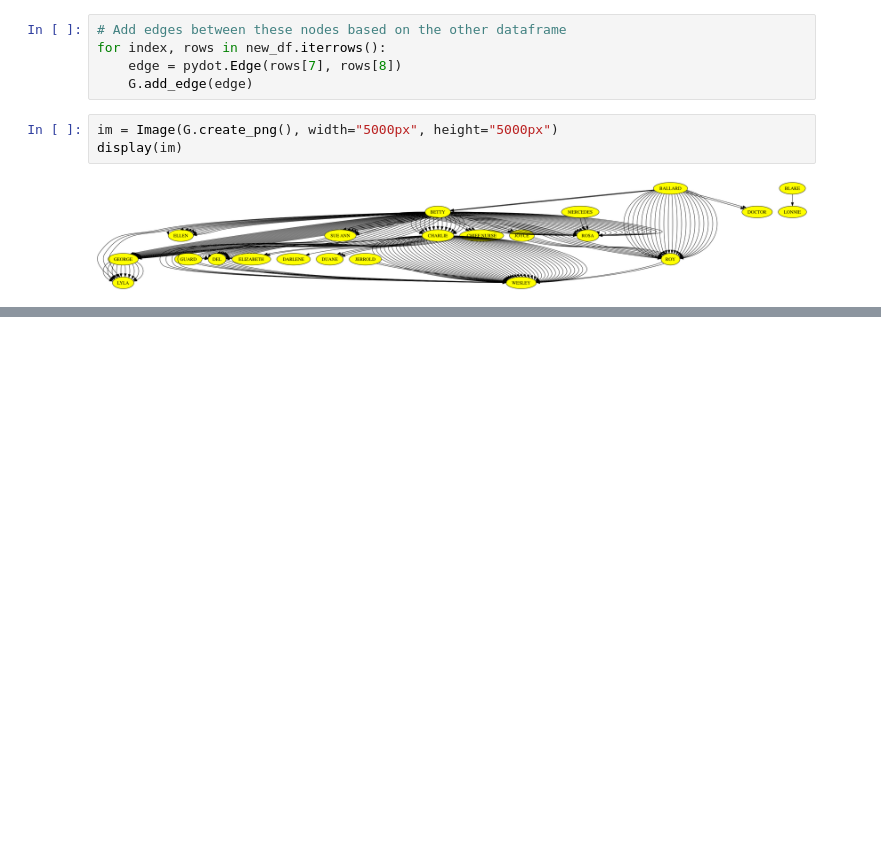
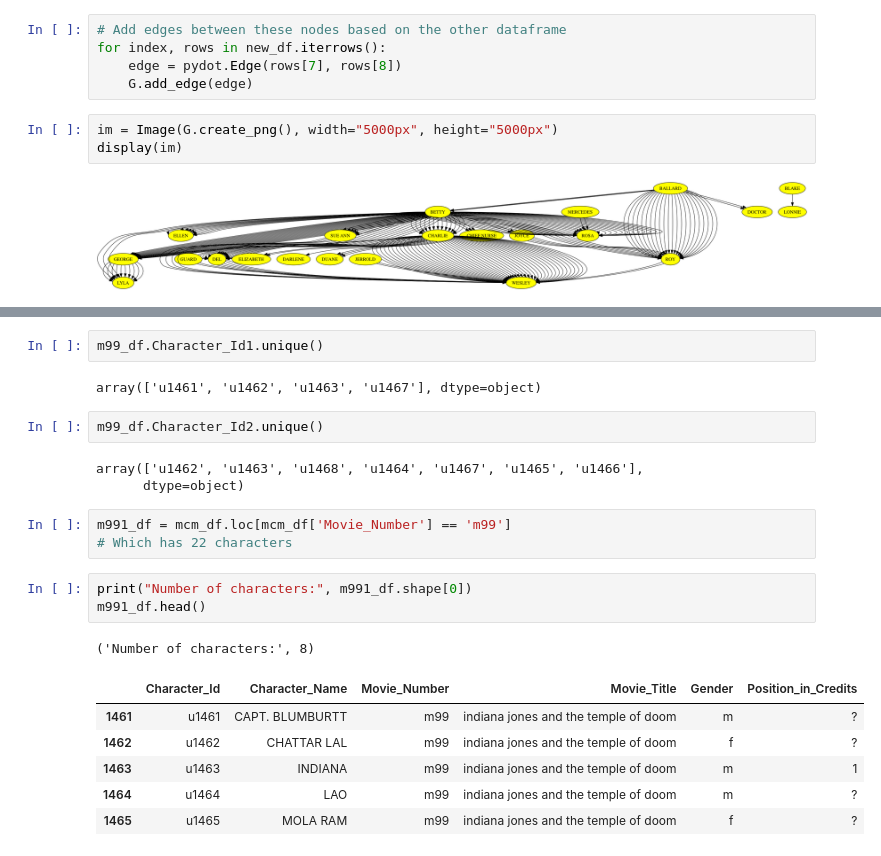
Before and after one commit to ck090/Identifying-Missing-Component-in-the-Bechdel-Test-Using-PCA, a Jupyter notebook: Gender_Analysis.ipynb, the cells around one changed output, grey strips where cells are left out. Cells and saved outputs as stored; diff of their text form; blank space fills up the shorter version.

```diff
--- a/Gender_Analysis.ipynb
+++ b/Gender_Analysis.ipynb
@@ -251,0 +280,23 @@ for index, rows in new_df.iterrows()
+# %%
+m99_df.Character_Id1.unique()
+# %% [output]
+array(['u1461', 'u1462', 'u1463', 'u1467'], dtype=object)
+# %%
+m99_df.Character_Id2.unique()
+# %% [output]
+array(['u1462', 'u1463', 'u1468', 'u1464', 'u1467', 'u1465', 'u1466'],
+      dtype=object)
+# %%
+m991_df = mcm_df.loc[mcm_df['Movie_Number'] == 'm99']
+# Which has 22 characters
+# %%
+print("Number of characters:", m991_df.shape[0])
+m991_df.head()
+# %% [output]
+('Number of characters:', 8)
+|  | Character_Id | Character_Name | Movie_Number | Movie_Title | Gender | Position_in_Credits |
+| 1461 | u1461 | CAPT. BLUMBURTT | m99 | indiana jones and the temple of doom | m | ? |
+| 1462 | u1462 | CHATTAR LAL | m99 | indiana jones and the temple of doom | f | ? |
+| 1463 | u1463 | INDIANA | m99 | indiana jones and the temple of doom | m | 1 |
+| 1464 | u1464 | LAO | m99 | indiana jones and the temple of doom | m | ? |
+| 1465 | u1465 | MOLA RAM | m99 | indiana jones and the temple of doom | f | ? |
```
Also changed, not shown: parts of 22 cells of this notebook, 1 other file.
